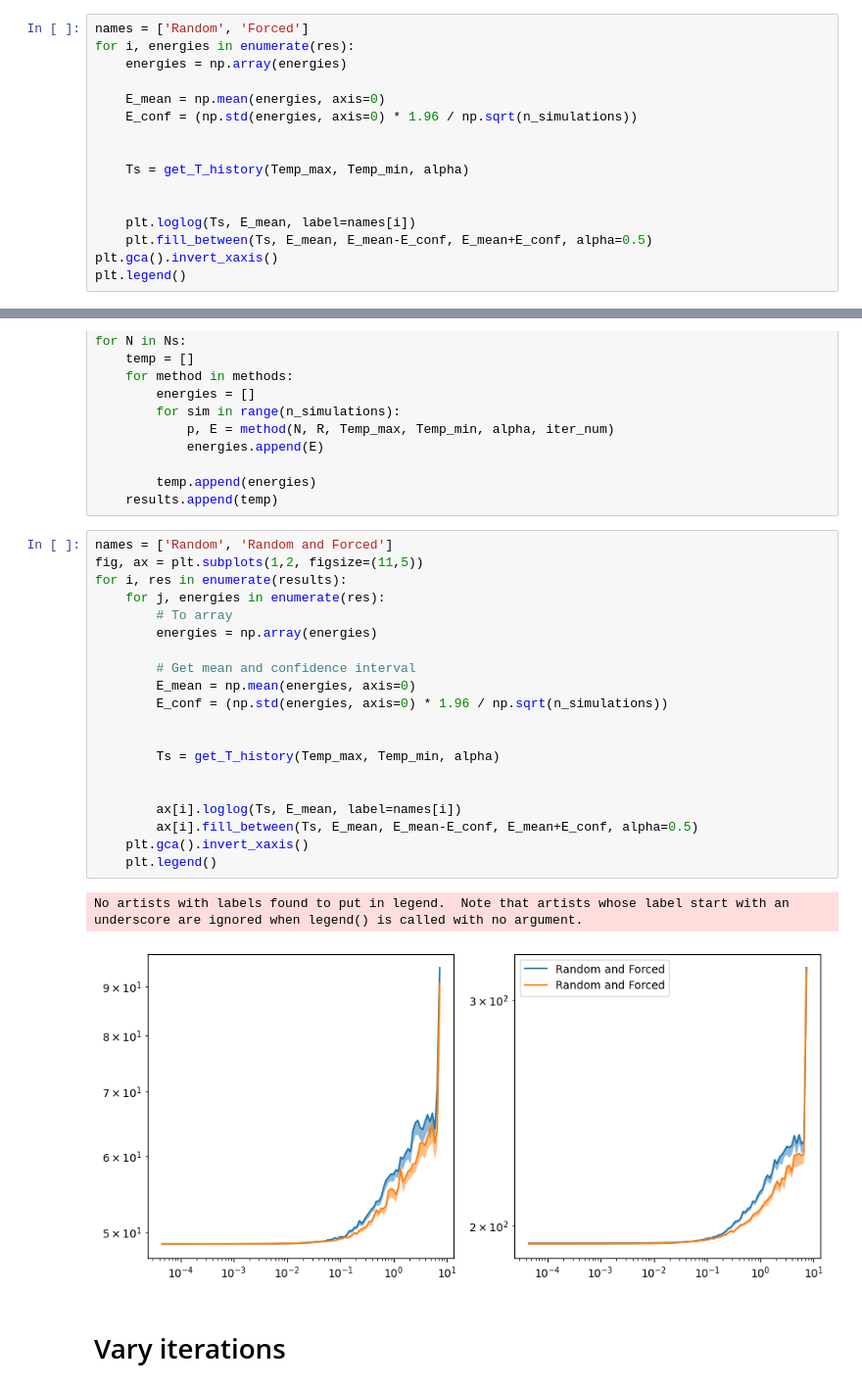
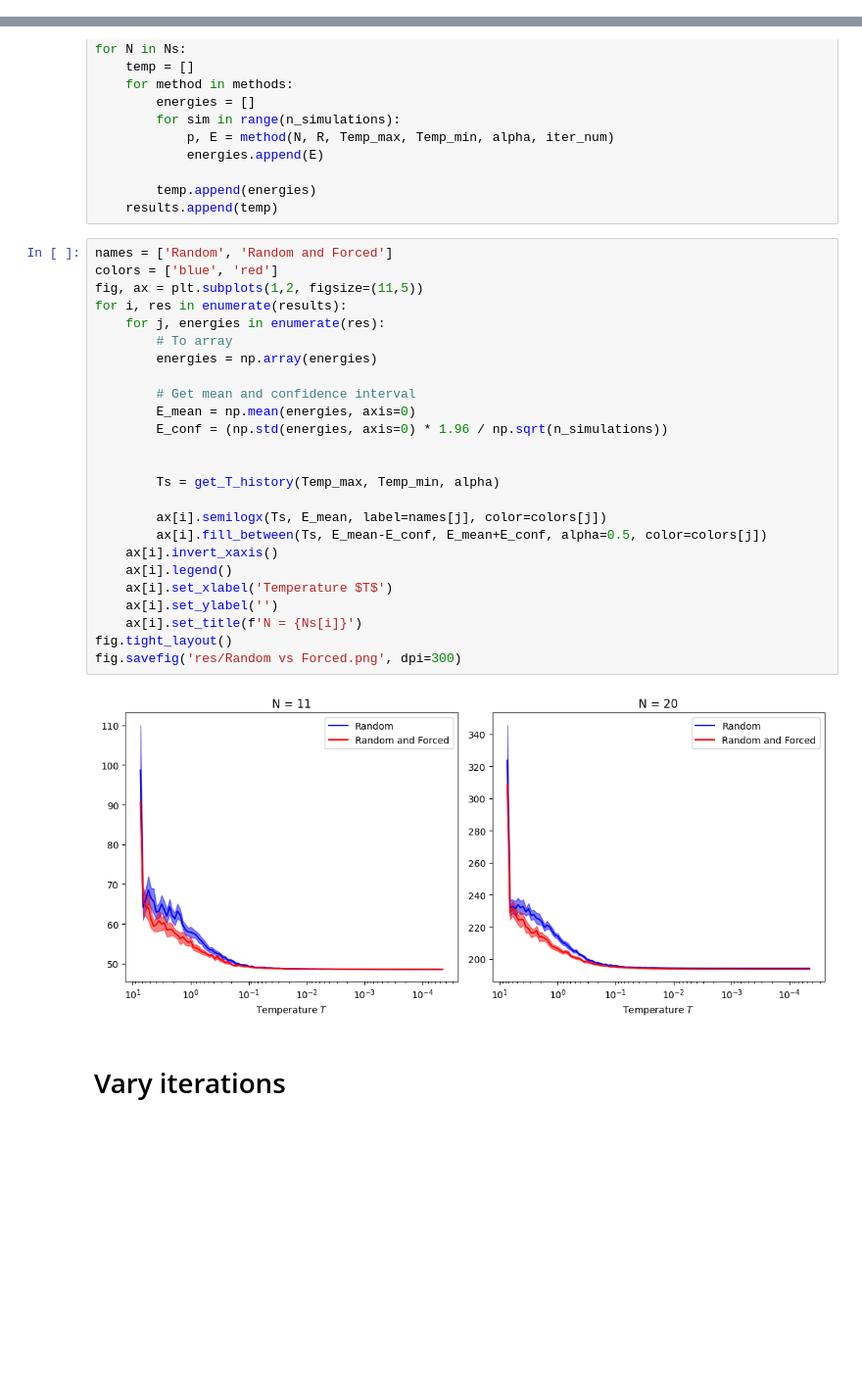
Before and after one commit to Asewlal01/SimAnnealParticleOptimize, a Jupyter notebook: DataAquirement.ipynb, the cells around one changed output, grey strips where cells are left out. Shown at 98% size. Saved outputs shown, nothing was run; the diff lists cells and outputs as text; blank space fills up the shorter version.

```diff
--- a/DataAquirement.ipynb
+++ b/DataAquirement.ipynb
@@ -72,16 +52,0 @@ for method in methods:
-# %%
-names = ['Random', 'Forced']
-for i, energies in enumerate(res):
-    energies = np.array(energies)
-
-    E_mean = np.mean(energies, axis=0)
-    E_conf = (np.std(energies, axis=0) * 1.96 / np.sqrt(n_simulations))
-
-
-    Ts = get_T_history(Temp_max, Temp_min, alpha)
-
-
-    plt.loglog(Ts, E_mean, label=names[i])
-    plt.fill_between(Ts, E_mean, E_mean-E_conf, E_mean+E_conf, alpha=0.5)
-plt.gca().invert_xaxis()
-plt.legend()
@@ -112,27 +74,31 @@ for N in Ns:
     results.append(temp)
 # %%
 names = ['Random', 'Random and Forced']
+colors = ['blue', 'red']
 fig, ax = plt.subplots(1,2, figsize=(11,5))
 for i, res in enumerate(results):
     for j, energies in enumerate(res):
         # To array
         energies = np.array(energies)
 
         # Get mean and confidence interval
         E_mean = np.mean(energies, axis=0)
         E_conf = (np.std(energies, axis=0) * 1.96 / np.sqrt(n_simulations))
 
 
         Ts = get_T_history(Temp_max, Temp_min, alpha)
 
-
-        ax[i].loglog(Ts, E_mean, label=names[i])
-        ax[i].fill_between(Ts, E_mean, E_mean-E_conf, E_mean+E_conf, alpha=0.5)
-    plt.gca().invert_xaxis()
-    plt.legend()
+        ax[i].semilogx(Ts, E_mean, label=names[j], color=colors[j])
+        ax[i].fill_between(Ts, E_mean-E_conf, E_mean+E_conf, alpha=0.5, color=colors[j])
+    ax[i].invert_xaxis()
+    ax[i].legend()
+    ax[i].set_xlabel('Temperature $T$')
+    ax[i].set_ylabel('')
+    ax[i].set_title(f'N = {Ns[i]}')
+fig.tight_layout()
+fig.savefig('res/Random vs Forced.png', dpi=300)
 # %% [output]
-No artists with labels found to put in legend.  Note that artists whose label start with an underscore are ignored when legend() is called with no argument.
-[figure, old version]
+[figure, new version]
 # %% [markdown]
 # Vary iterations
 # %%
```
Also changed, not shown: parts of 8 cells of this notebook, 2 other files.
